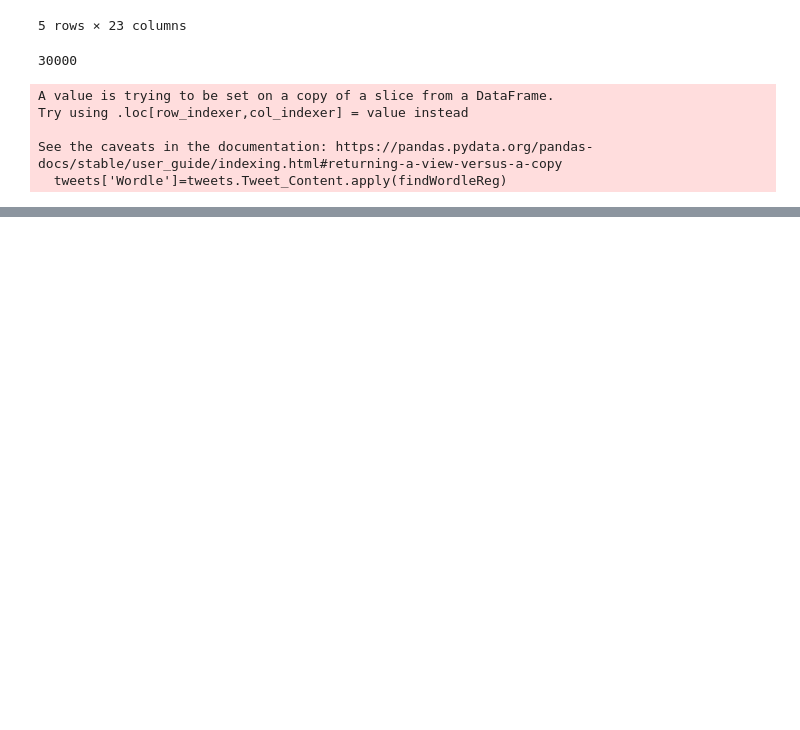
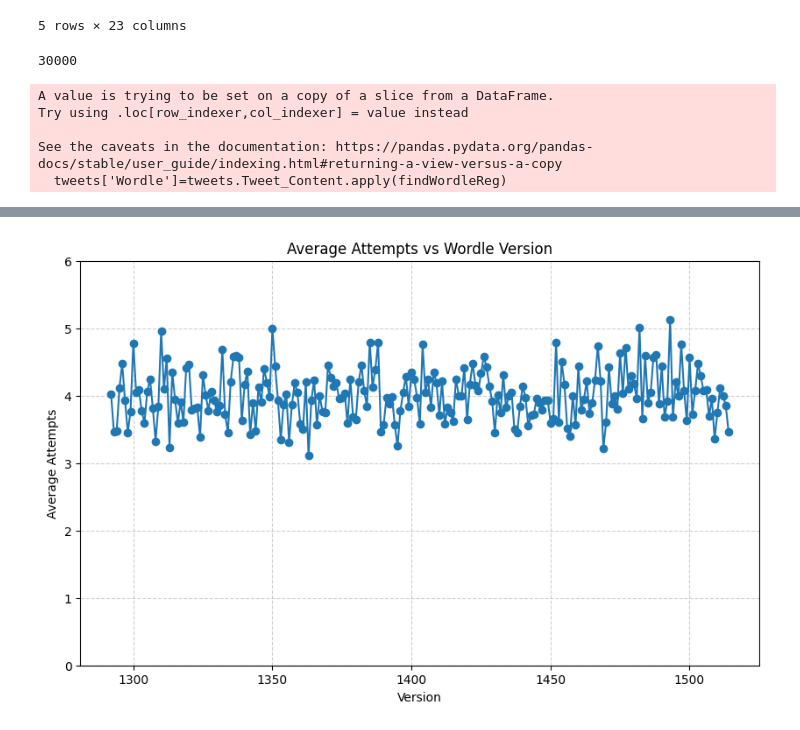
Before and after one commit to shashi3876/WordleDifficultyAnalysis, a Jupyter notebook: AnalyzeWordleUsingOctoparse.ipynb, the cells around one changed output, grey strips where cells are left out. Drawn from its saved outputs; the diff is of its cells as text; code cells hidden in the pictures; blank space fills up the shorter version.

```diff
--- a/AnalyzeWordleUsingOctoparse.ipynb
+++ b/AnalyzeWordleUsingOctoparse.ipynb
@@ -29,7 +29,7 @@ len(tweets)
 wordleRegex = re.compile(r'Wordle \d,\d\d\d [\dX]/6')
 
 def processTweets(tweets_df):
-    tweets=tweets_df[['Tweet_Content']]
+    tweets=tweets_df[['Tweet_Content','UTC_Time']]
     tweets['Wordle']=tweets.Tweet_Content.apply(findWordleReg)
     tweets=tweets[tweets['Wordle']!='None']
     tweets['version']=tweets.Wordle.str[7:12].str.replace(",", "").astype(int)
@@ -93,0 +54,7 @@ dtype: int64
+# %%
+# Convert to datetime
+tweets_df["UTC_Time"] = pd.to_datetime(tweets_df["UTC_Time"], utc=True)
+
+# Extract just the date
+tweets_df["Date"] = tweets_df["UTC_Time"].dt.date
+tweets_df.head()
@@ -93,0 +166,24 @@ dtype: int64
+# %%
+import matplotlib.pyplot as plt
+
+# Make sure version is numeric for sorting (if not already)
+result = result.reset_index()
+result = result[result["version"]>=1292]
+result["version"] = result["version"].astype(int)
+
+# Sort by version
+result = result.sort_values(by="version")
+
+# Plot avg_attempts vs version
+plt.figure(figsize=(10, 6))
+plt.plot(result["version"], result["avg_attempts"], marker="o", linestyle="-")
+
+plt.xlabel("Version")
+plt.ylabel("Average Attempts")
+plt.title("Average Attempts vs Wordle Version")
+plt.ylim(0, 6)  # y-axis between 0 and 6
+plt.grid(True, linestyle="--", alpha=0.6)
+
+plt.show()
+# %% [output]
+[figure, added]
```
Also changed, not shown: parts of 7 cells of this notebook.
